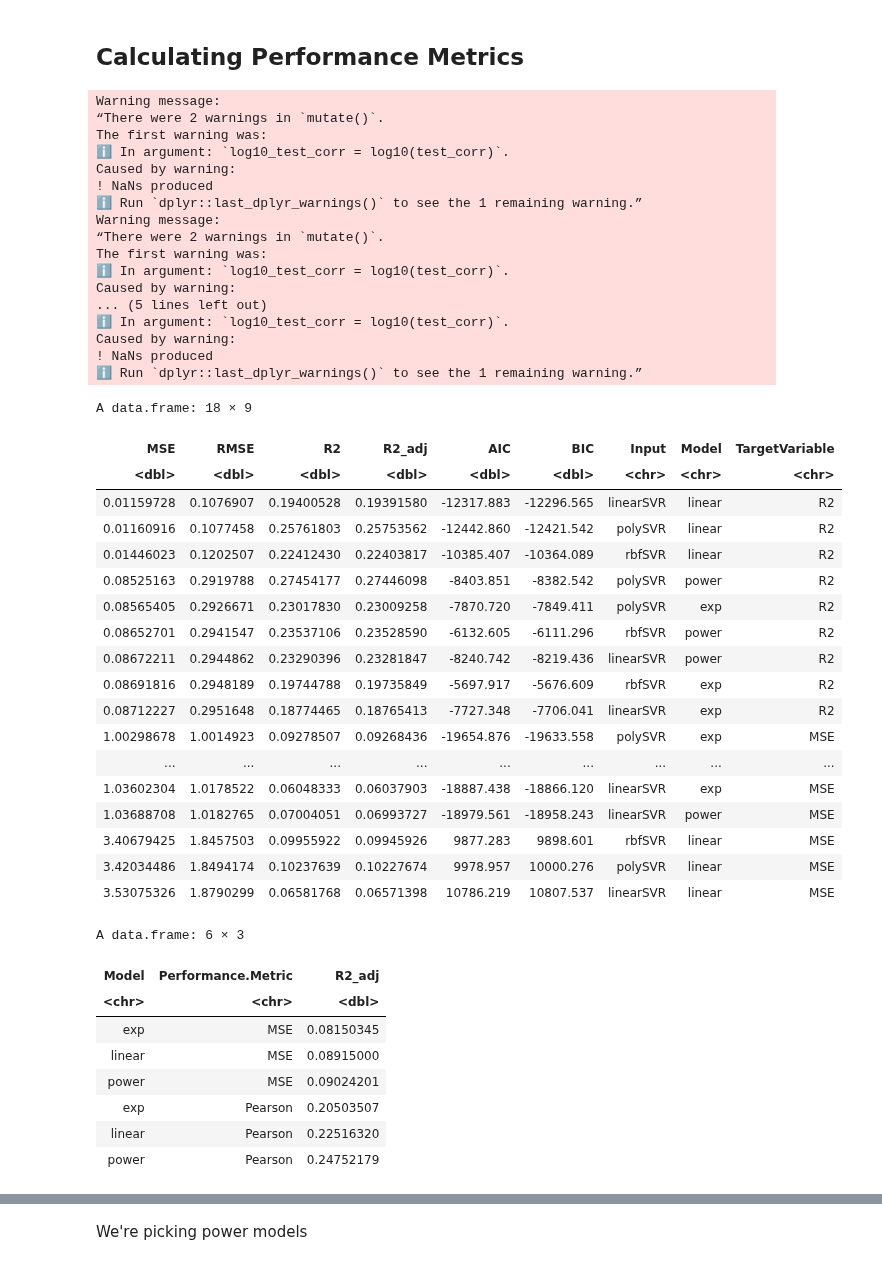
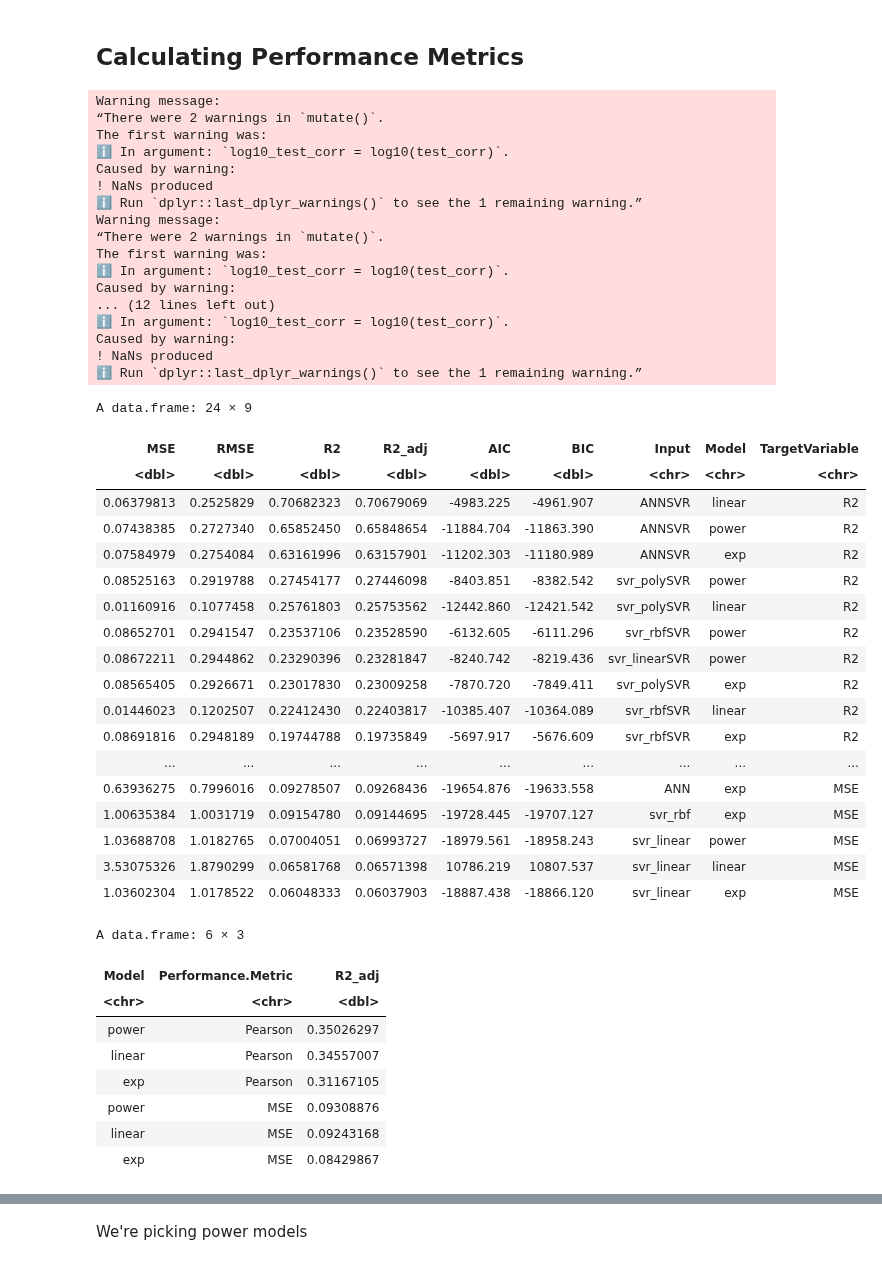
Before and after one commit to hmbaghdassarian/metastatic_potential, a Jupyter notebook: notebooks/A_rna_prediction/05B_assess_power_analysis.ipynb, the cells around one changed output, grey strips where cells are left out. Saved outputs shown, nothing was run; the diff lists cells and outputs as text; code cells hidden in the pictures.

Commit message:
update with feature correlation analysis

```diff
--- a/notebooks/A_rna_prediction/05B_assess_power_analysis.ipynb
+++ b/notebooks/A_rna_prediction/05B_assess_power_analysis.ipynb
@@ -123,0 +74,15 @@ df<-res
+# %%
+res_ann<-read_csv(file.path(data_path, "processed", "power_analysis_ann_transcriptomics.csv"))
+res_ann<-res_ann[res_ann$set == 'test',]
+names(res_ann)<-c('fold', 'iteration', 'train_sample_size', 'set', 'test_corr')
+res_ann <- res_ann %>% select(-iteration, -set)
+res_ann$train_sample_size<-as.integer(gsub("^[^0-9]+", "", res_ann$train_sample_size))
+res_ann$model<-'ANN'
+
+# TODO: replace this with actual MSE results
+res_ann$test_mse<-res[res$model=='svr_poly',][['test_mse']] # REMOVE THIS
+
+col_names<-c('model', 'fold', 'train_sample_size', 'test_corr', 'test_mse')
+res<-rbind(res[col_names], res_ann[col_names])
+
+res$model <- factor(res$model, levels = c("svr_linear", "svr_rbf", "svr_poly", "ANN"))
@@ -532,7 +618,7 @@ calc_metrics <- function(model, data, ground_truth, log_transformed = FALSE) {
   return(c(MSE = mse, RMSE = rmse))
 }
 # %%
-input_models <- c("linear", "poly", "rbf") # the variable names here are a little confusing
+input_models <- c("svr_linear", "svr_poly", "svr_rbf", 'ANN') # the variable names here are a little confusing
 model_types <- c("linear", "power", "exp") # the variable names here are a little confusing
 power_models_out = list()
 flag <- 0 # Setting Sentinel
@@ -540,7 +626,7 @@ flag <- 0 # Setting Sentinel
 for (curr_input in input_models) {
     curr_df <- df %>%
     filter(
-        model == paste0("svr_", curr_input)
+        model == curr_input
     ) %>%
     mutate(
         log10_test_corr = log10(test_corr),
@@ -625,7 +711,7 @@ for (curr_input in input_models) {
         curr_metrics_mse$R2_adj <- summary(curr_mse_stat_model)$adj.r.squared
         curr_metrics_mse$AIC <- AIC(curr_mse_stat_model)
         curr_metrics_mse$BIC <- BIC(curr_mse_stat_model)
-        curr_metrics_mse$Input <- paste0(curr_input, "SVR")
+        curr_metrics_mse$Input <- curr_input
         curr_metrics_mse$Model <- curr_model
         curr_metrics_mse$TargetVariable <- "MSE"
 
@@ -638,52 +724,51 @@ for (curr_input in input_models) {
     }
 }
 
 # final_df %>%
 # write_delim(file.path(data_path, 'processed', 'poweranalysis_individual_lms.txt')
 #             delim = '\t')
 
 final_df %>%
 arrange(
-    RMSE,
     desc(R2_adj)
 )
 # %% [output]
 Warning message:
 “There were 2 warnings in `mutate()`.
 The first warning was:
 ℹ In argument: `log10_test_corr = log10(test_corr)`.
 Caused by warning:
 ! NaNs produced
 ℹ Run `dplyr::last_dplyr_warnings()` to see the 1 remaining warning.”
 Warning message:
 “There were 2 warnings in `mutate()`.
 The first warning was:
 ℹ In argument: `log10_test_corr = log10(test_corr)`.
 Caused by warning:
-... (5 lines left out)
+... (12 lines left out)
 ℹ In argument: `log10_test_corr = log10(test_corr)`.
 Caused by warning:
 ! NaNs produced
 ℹ Run `dplyr::last_dplyr_warnings()` to see the 1 remaining warning.”
-A data.frame: 18 × 9
+A data.frame: 24 × 9
 | MSE | RMSE | R2 | R2_adj | AIC | BIC | Input | Model | TargetVariable |
 | <dbl> | <dbl> | <dbl> | <dbl> | <dbl> | <dbl> | <chr> | <chr> | <chr> |
-| 0.01159728 | 0.1076907 | 0.19400528 | 0.19391580 | -12317.883 | -12296.565 | linearSVR | linear | R2 |
-| 0.01160916 | 0.1077458 | 0.25761803 | 0.25753562 | -12442.860 | -12421.542 | polySVR | linear | R2 |
-| 0.01446023 | 0.1202507 | 0.22412430 | 0.22403817 | -10385.407 | -10364.089 | rbfSVR | linear | R2 |
-| 0.08525163 | 0.2919788 | 0.27454177 | 0.27446098 | -8403.851 | -8382.542 | polySVR | power | R2 |
-| 0.08565405 | 0.2926671 | 0.23017830 | 0.23009258 | -7870.720 | -7849.411 | polySVR | exp | R2 |
-| 0.08652701 | 0.2941547 | 0.23537106 | 0.23528590 | -6132.605 | -6111.296 | rbfSVR | power | R2 |
-| 0.08672211 | 0.2944862 | 0.23290396 | 0.23281847 | -8240.742 | -8219.436 | linearSVR | power | R2 |
-| 0.08691816 | 0.2948189 | 0.19744788 | 0.19735849 | -5697.917 | -5676.609 | rbfSVR | exp | R2 |
-| 0.08712227 | 0.2951648 | 0.18774465 | 0.18765413 | -7727.348 | -7706.041 | linearSVR | exp | R2 |
-| 1.00298678 | 1.0014923 | 0.09278507 | 0.09268436 | -19654.876 | -19633.558 | polySVR | exp | MSE |
+| 0.06379813 | 0.2525829 | 0.70682323 | 0.70679069 | -4983.225 | -4961.907 | ANNSVR | linear | R2 |
+| 0.07438385 | 0.2727340 | 0.65852450 | 0.65848654 | -11884.704 | -11863.390 | ANNSVR | power | R2 |
+| 0.07584979 | 0.2754084 | 0.63161996 | 0.63157901 | -11202.303 | -11180.989 | ANNSVR | exp | R2 |
+| 0.08525163 | 0.2919788 | 0.27454177 | 0.27446098 | -8403.851 | -8382.542 | svr_polySVR | power | R2 |
+| 0.01160916 | 0.1077458 | 0.25761803 | 0.25753562 | -12442.860 | -12421.542 | svr_polySVR | linear | R2 |
+| 0.08652701 | 0.2941547 | 0.23537106 | 0.23528590 | -6132.605 | -6111.296 | svr_rbfSVR | power | R2 |
+| 0.08672211 | 0.2944862 | 0.23290396 | 0.23281847 | -8240.742 | -8219.436 | svr_linearSVR | power | R2 |
+| 0.08565405 | 0.2926671 | 0.23017830 | 0.23009258 | -7870.720 | -7849.411 | svr_polySVR | exp | R2 |
+| 0.01446023 | 0.1202507 | 0.22412430 | 0.22403817 | -10385.407 | -10364.089 | svr_rbfSVR | linear | R2 |
+| 0.08691816 | 0.2948189 | 0.19744788 | 0.19735849 | -5697.917 | -5676.609 | svr_rbfSVR | exp | R2 |
 | ... | ... | ... | ... | ... | ... | ... | ... | ... |
-| 1.03602304 | 1.0178522 | 0.06048333 | 0.06037903 | -18887.438 | -18866.120 | linearSVR | exp | MSE |
-| 1.03688708 | 1.0182765 | 0.07004051 | 0.06993727 | -18979.561 | -18958.243 | linearSVR | power | MSE |
-| 3.40679425 | 1.8457503 | 0.09955922 | 0.09945926 | 9877.283 | 9898.601 | rbfSVR | linear | MSE |
-| 3.42034486 | 1.8494174 | 0.10237639 | 0.10227674 | 9978.957 | 10000.276 | polySVR | linear | MSE |
-| 3.53075326 | 1.8790299 | 0.06581768 | 0.06571398 | 10786.219 | 10807.537 | linearSVR | linear | MSE |
+| 0.63936275 | 0.7996016 | 0.09278507 | 0.09268436 | -19654.876 | -19633.558 | ANN | exp | MSE |
+| 1.00635384 | 1.0031719 | 0.09154780 | 0.09144695 | -19728.445 | -19707.127 | svr_rbf | exp | MSE |
+| 1.03688708 | 1.0182765 | 0.07004051 | 0.06993727 | -18979.561 | -18958.243 | svr_linear | power | MSE |
+| 3.53075326 | 1.8790299 | 0.06581768 | 0.06571398 | 10786.219 | 10807.537 | svr_linear | linear | MSE |
+| 1.03602304 | 1.0178522 | 0.06048333 | 0.06037903 | -18887.438 | -18866.120 | svr_linear | exp | MSE |
 # %%
 final_df$TargetVariable[final_df$TargetVariable == 'R2'] = 'Pearson'
 names(final_df)[names(final_df) == "TargetVariable"] <- "Performance.Metric"
@@ -692,15 +777,19 @@ final_df <- final_df[order(final_df$Performance.Metric, final_df$Input, final_df
 write.csv(final_df,
          file.path(data_path, 'processed', 'TableVV.csv'))
 # %%
-aggregate(R2_adj ~ Model + Performance.Metric, data = final_df, FUN = mean)
+aggregate(R2_adj ~ Model + Performance.Metric, data = final_df, FUN = mean) %>%
+arrange(
+    desc(Performance.Metric),
+    desc(R2_adj)
+)
 # %% [output]
 A data.frame: 6 × 3
 | Model | Performance.Metric | R2_adj |
 | <chr> | <chr> | <dbl> |
-| exp | MSE | 0.08150345 |
-| linear | MSE | 0.08915000 |
-| power | MSE | 0.09024201 |
-| exp | Pearson | 0.20503507 |
-| linear | Pearson | 0.22516320 |
-| power | Pearson | 0.24752179 |
+| power | Pearson | 0.35026297 |
+| linear | Pearson | 0.34557007 |
+| exp | Pearson | 0.31167105 |
+| power | MSE | 0.09308876 |
+| linear | MSE | 0.09243168 |
+| exp | MSE | 0.08429867 |
 # %%
```
Also changed, not shown: parts of 27 cells of this notebook, 6 other files.
